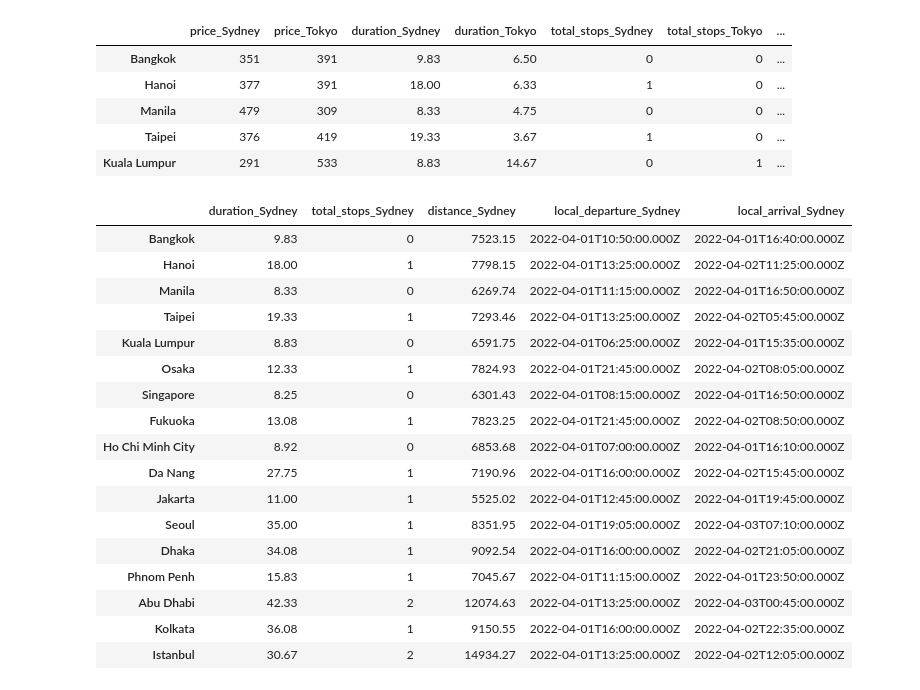
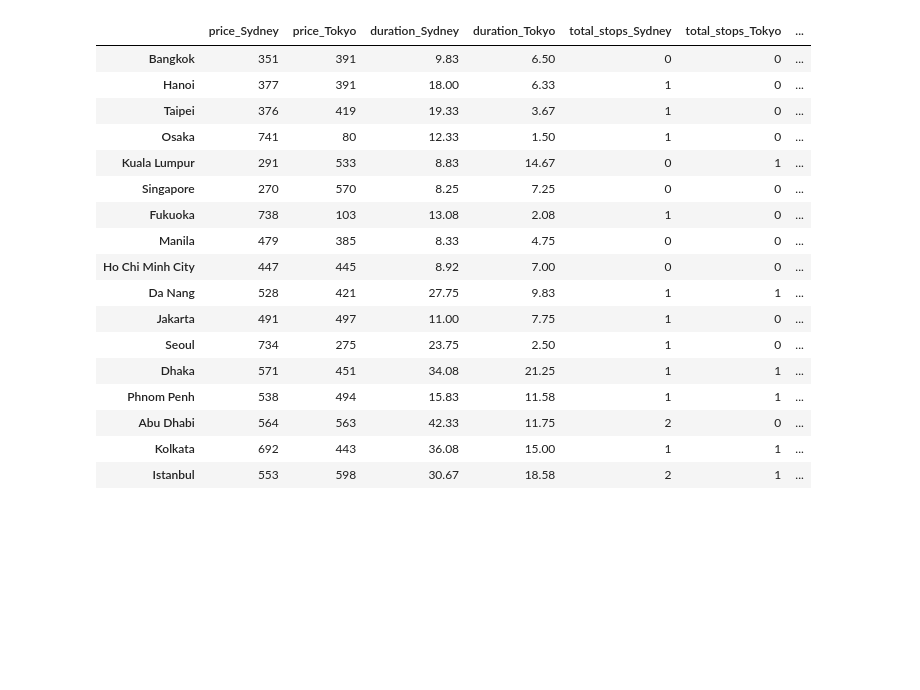
Before and after one commit to padofreo/smackbang_api, a Jupyter notebook: notebooks/flight_fare_prediction_endpoint.ipynb, the cells around one changed output. Saved outputs shown, nothing was run; the diff lists cells and outputs as text; code cells hidden in the pictures; blank space fills up the shorter version.

```diff
--- a/notebooks/flight_fare_prediction_endpoint.ipynb
+++ b/notebooks/flight_fare_prediction_endpoint.ipynb
@@ -42,14 +43,26 @@ result = requests.get(url, headers=headers, params=query_string).json()
 
 matches_df = pd.DataFrame(result)
 # %%
-matches_df.head()
+matches_df
 # %% [output]
 |  | price_Sydney | price_Tokyo | duration_Sydney | duration_Tokyo | total_stops_Sydney | total_stops_Tokyo | ... |
 | Bangkok | 351 | 391 | 9.83 | 6.50 | 0 | 0 | ... |
 | Hanoi | 377 | 391 | 18.00 | 6.33 | 1 | 0 | ... |
-| Manila | 479 | 309 | 8.33 | 4.75 | 0 | 0 | ... |
 | Taipei | 376 | 419 | 19.33 | 3.67 | 1 | 0 | ... |
+| Osaka | 741 | 80 | 12.33 | 1.50 | 1 | 0 | ... |
 | Kuala Lumpur | 291 | 533 | 8.83 | 14.67 | 0 | 1 | ... |
+| Singapore | 270 | 570 | 8.25 | 7.25 | 0 | 0 | ... |
+| Fukuoka | 738 | 103 | 13.08 | 2.08 | 1 | 0 | ... |
+| Manila | 479 | 385 | 8.33 | 4.75 | 0 | 0 | ... |
+| Ho Chi Minh City | 447 | 445 | 8.92 | 7.00 | 0 | 0 | ... |
+| Da Nang | 528 | 421 | 27.75 | 9.83 | 1 | 1 | ... |
+| Jakarta | 491 | 497 | 11.00 | 7.75 | 1 | 0 | ... |
+| Seoul | 734 | 275 | 23.75 | 2.50 | 1 | 0 | ... |
+| Dhaka | 571 | 451 | 34.08 | 21.25 | 1 | 1 | ... |
+| Phnom Penh | 538 | 494 | 15.83 | 11.58 | 1 | 1 | ... |
+| Abu Dhabi | 564 | 563 | 42.33 | 11.75 | 2 | 0 | ... |
+| Kolkata | 692 | 443 | 36.08 | 15.00 | 1 | 1 | ... |
+| Istanbul | 553 | 598 | 30.67 | 18.58 | 2 | 1 | ... |
 # %%
 city_one = 'Sydney'
 city_two = 'Tokyo'
@@ -58,21 +68,0 @@ df1 = matches_df.iloc[:,2:12:2]
-# %%
-df1
-# %% [output]
-|  | duration_Sydney | total_stops_Sydney | distance_Sydney | local_departure_Sydney | local_arrival_Sydney |
-| Bangkok | 9.83 | 0 | 7523.15 | 2022-04-01T10:50:00.000Z | 2022-04-01T16:40:00.000Z |
-| Hanoi | 18.00 | 1 | 7798.15 | 2022-04-01T13:25:00.000Z | 2022-04-02T11:25:00.000Z |
-| Manila | 8.33 | 0 | 6269.74 | 2022-04-01T11:15:00.000Z | 2022-04-01T16:50:00.000Z |
-| Taipei | 19.33 | 1 | 7293.46 | 2022-04-01T13:25:00.000Z | 2022-04-02T05:45:00.000Z |
-| Kuala Lumpur | 8.83 | 0 | 6591.75 | 2022-04-01T06:25:00.000Z | 2022-04-01T15:35:00.000Z |
-| Osaka | 12.33 | 1 | 7824.93 | 2022-04-01T21:45:00.000Z | 2022-04-02T08:05:00.000Z |
-| Singapore | 8.25 | 0 | 6301.43 | 2022-04-01T08:15:00.000Z | 2022-04-01T16:50:00.000Z |
-| Fukuoka | 13.08 | 1 | 7823.25 | 2022-04-01T21:45:00.000Z | 2022-04-02T08:50:00.000Z |
-| Ho Chi Minh City | 8.92 | 0 | 6853.68 | 2022-04-01T07:00:00.000Z | 2022-04-01T16:10:00.000Z |
-| Da Nang | 27.75 | 1 | 7190.96 | 2022-04-01T16:00:00.000Z | 2022-04-02T15:45:00.000Z |
-| Jakarta | 11.00 | 1 | 5525.02 | 2022-04-01T12:45:00.000Z | 2022-04-01T19:45:00.000Z |
-| Seoul | 35.00 | 1 | 8351.95 | 2022-04-01T19:05:00.000Z | 2022-04-03T07:10:00.000Z |
-| Dhaka | 34.08 | 1 | 9092.54 | 2022-04-01T16:00:00.000Z | 2022-04-02T21:05:00.000Z |
-| Phnom Penh | 15.83 | 1 | 7045.67 | 2022-04-01T11:15:00.000Z | 2022-04-01T23:50:00.000Z |
-| Abu Dhabi | 42.33 | 2 | 12074.63 | 2022-04-01T13:25:00.000Z | 2022-04-03T00:45:00.000Z |
-| Kolkata | 36.08 | 1 | 9150.55 | 2022-04-01T16:00:00.000Z | 2022-04-02T22:35:00.000Z |
-| Istanbul | 30.67 | 2 | 14934.27 | 2022-04-01T13:25:00.000Z | 2022-04-02T12:05:00.000Z |
```
Also changed, not shown: parts of 45 cells of this notebook, 1 other file.
